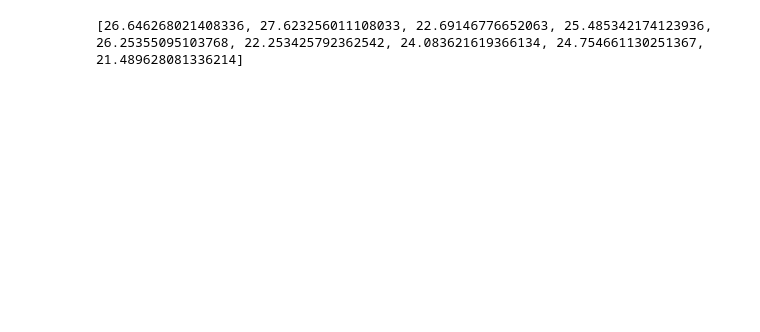
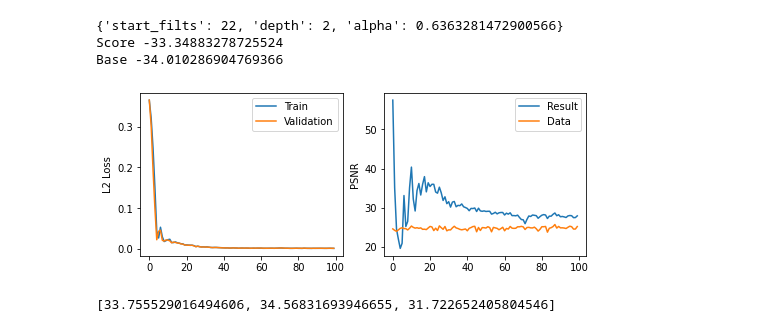
Before and after one commit to ncxt/ncxt_cnnbin, a Jupyter notebook: Hyper.ipynb, the cells around one changed output. Saved outputs shown, nothing was run; the diff lists cells and outputs as text; code cells hidden in the pictures; blank space fills up the shorter version.

```diff
--- a/Hyper.ipynb
+++ b/Hyper.ipynb
@@ -57,0 +156,6 @@ net.plot_train()
+# %%
+from skopt.plots import plot_convergence, plot_objective
+print(res_gp.x)
+parlist=["start_filts","depth","alpha"]
+_ =plot_convergence(res_gp)
+_ =plot_objective(res_gp,dimensions = parlist)
@@ -58,7 +167,20 @@ net.plot_train()
 # %%
-filtered_images = [net.filter_patch(image).astype("double") for image in images]
-scores = [compare_psnr(ref, im) for ref, im in zip(references, filtered_images)]
+pardict = dict(zip(parlist, res_gp.x))
+print(pardict)
+net = train_net(**pardict)
+filtered_images = [net.filter(image).astype("double") for image in images]
+scores = [compare_psnr(ref, im, 1) for ref, im in zip(references, filtered_images)]
+scores_b = [compare_psnr(ref, im, 1) for ref, im in zip(references, baseline)]
+
+print(f"Score {-np.mean(scores)}")
+print(f"Base {-np.mean(scores_b)}")
+
+net.plot_train()
 print(scores)
 # %% [output]
-[26.646268021408336, 27.623256011108033, 22.69146776652063, 25.485342174123936, 26.25355095103768, 22.253425792362542, 24.083621619366134, 24.754661130251367, 21.489628081336214]
+{'start_filts': 22, 'depth': 2, 'alpha': 0.6363281472900566}
+Score -33.34883278725524
+Base -34.010286904769366
+[figure, added]
+[33.755529016494606, 34.56831693946655, 31.722652405804546]
 [interactive output not drawn]
```
Also changed, not shown: parts of 16 cells of this notebook, 1 other file.
